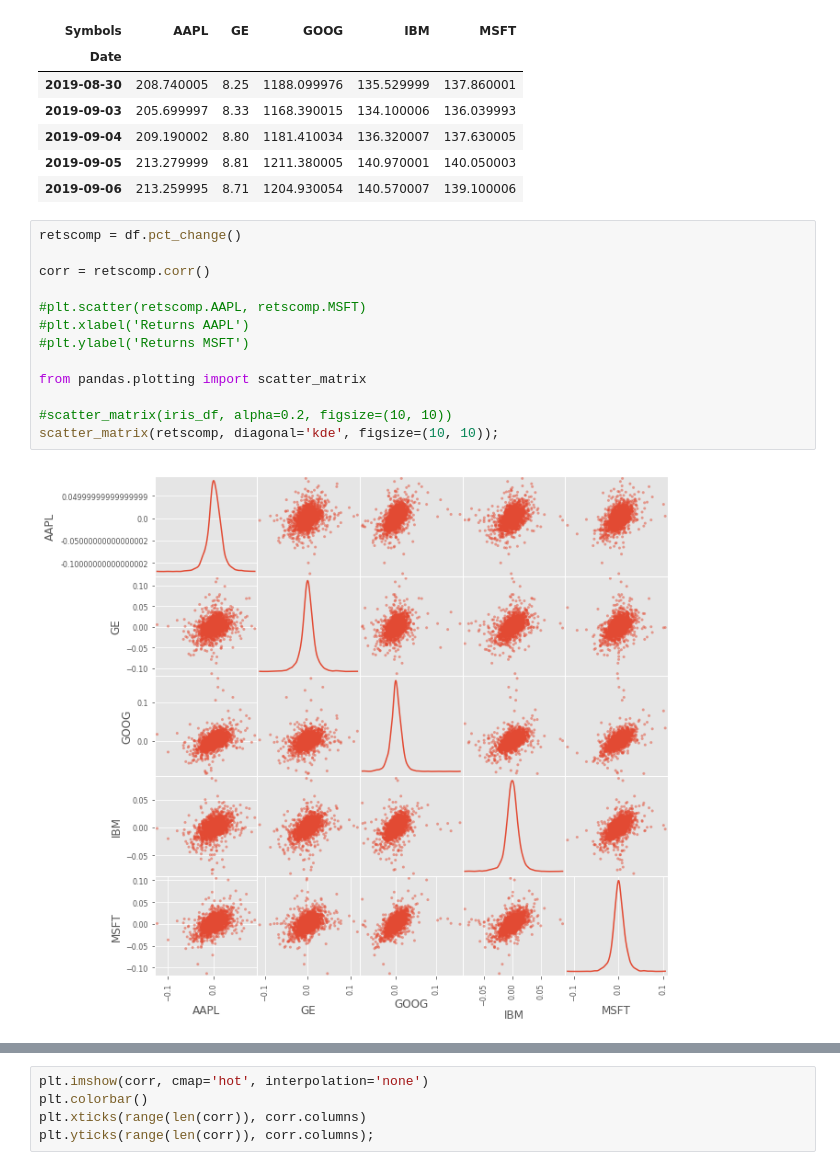
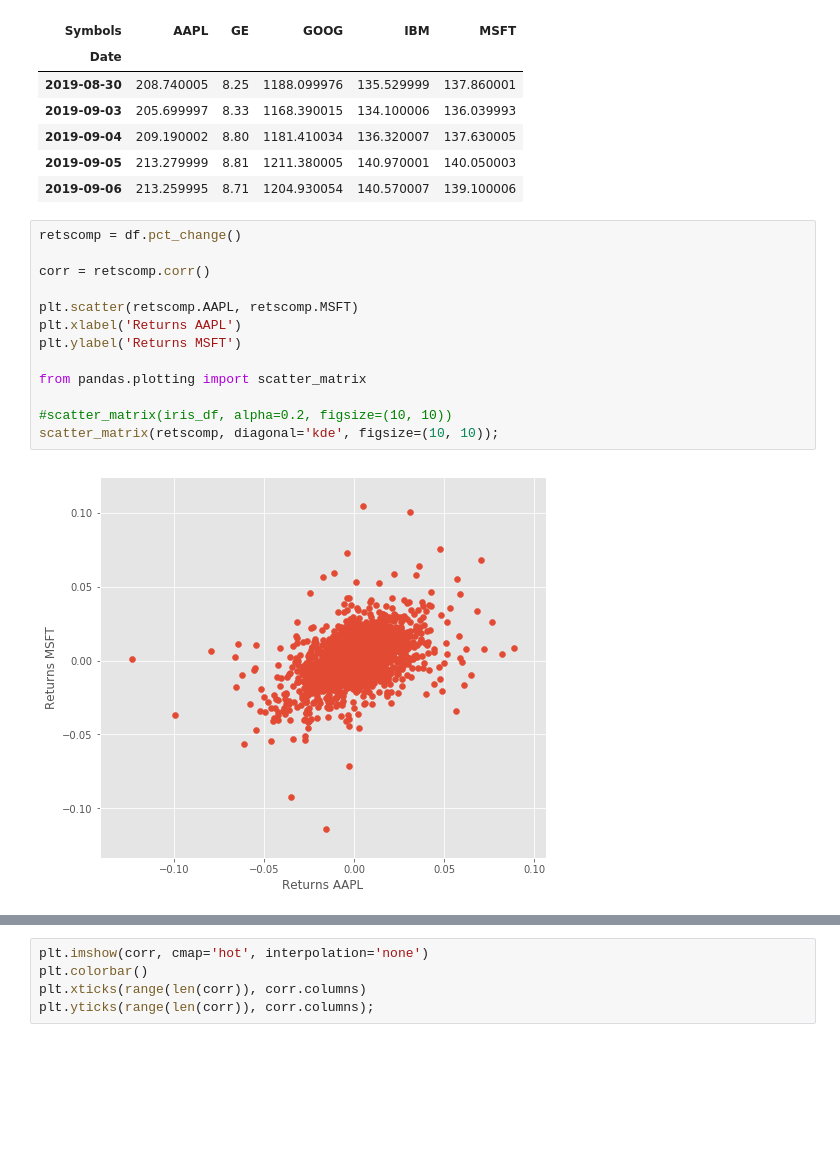
Before and after one commit to vindowsclient/StockTrends, a Jupyter notebook: WK2_vinStockPredictor.ipynb, the cells around one changed output, grey strips where cells are left out. Drawn from its saved outputs; the diff is of its cells as text; blank space fills up the shorter version.

```diff
--- a/WK2_vinStockPredictor.ipynb
+++ b/WK2_vinStockPredictor.ipynb
@@ -69,15 +76,15 @@ df.tail()
 # %%
 retscomp = df.pct_change()
 
 corr = retscomp.corr()
 
-#plt.scatter(retscomp.AAPL, retscomp.MSFT)
-#plt.xlabel('Returns AAPL')
-#plt.ylabel('Returns MSFT')
+plt.scatter(retscomp.AAPL, retscomp.MSFT)
+plt.xlabel('Returns AAPL')
+plt.ylabel('Returns MSFT')
 
 from pandas.plotting import scatter_matrix
 
 #scatter_matrix(iris_df, alpha=0.2, figsize=(10, 10))
 scatter_matrix(retscomp, diagonal='kde', figsize=(10, 10));
 # %% [output]
-[figure, old version]
+[figure, new version]
```
Also changed, not shown: parts of 4 cells of this notebook.
